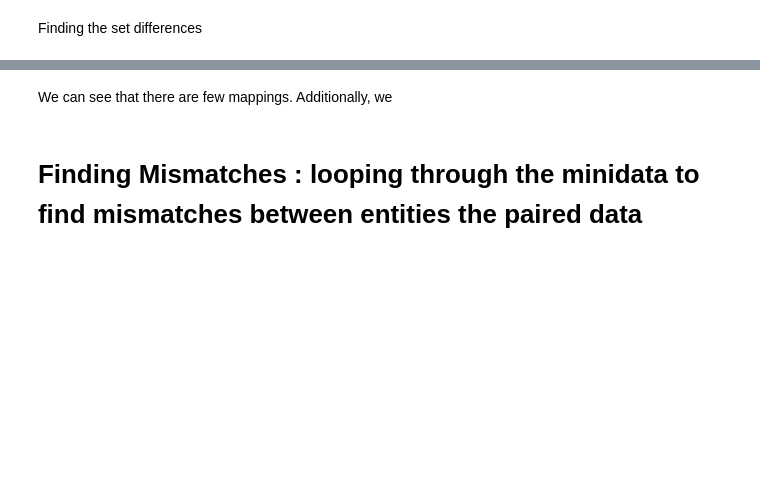
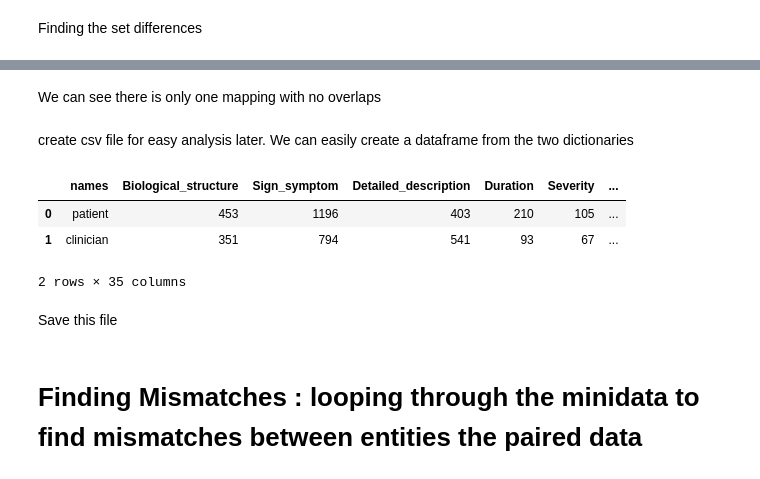
Before and after one commit to maxjing97/symbolic_Medical_NER_study, a Jupyter notebook: 1-prelim_data_processing_and_BERT_analysis.ipynb, the cells around one changed output, grey strips where cells are left out. Saved outputs shown, nothing was run; the diff lists cells and outputs as text; code cells hidden in the pictures; blank space fills up the shorter version.

Commit message:
modified code to read and save to csv for analysis

```diff
--- a/1-prelim_data_processing_and_BERT_analysis.ipynb
+++ b/1-prelim_data_processing_and_BERT_analysis.ipynb
@@ -140,7 +163,7 @@ Split based on last : found
 # %%
 #
 index = 0
-patient = df_mini_pairs.iloc[index]["utterances"][0].replace("patient:","").strip() #raw patient string replacing doctor, patient
-clinician = df_mini_pairs.iloc[index]["utterances"][1].replace("doctor:","").strip() #raw clinican stinrg
+patient = df_mini_pairs.iloc[index]["input"].replace("patient:","").strip() #raw patient string replacing doctor, patient
+clinician = df_mini_pairs.iloc[index]["output"].replace("doctor:","").strip() #raw clinican stinrg
 print(patient,"\n",clinician)
 # %% [output]
@@ -160,10 +199,10 @@ Finding the entity_groups found for both patient and clinician data, and the cou
 patient_entity_dict = {}
 clinician_entity_dict = {}
 for index,row in df_mini_pairs.iterrows():
-    utterances = row["utterances"]
-
+    input = row["input"]
+    output = row["output"]
     try:
-        patient =  utterances[0].replace("patient:","").strip()
+        patient =  input.replace("patient:","").strip()
         patient_results = pipe(patient)
         #loop through the ntities
         for dict in patient_results:
@@ -177,7 +216,7 @@ for index,row in df_mini_pairs.iterrows():
         pass
 
     try:
-        clinician = utterances[1].replace("doctor:","").strip()
+        clinician = output.replace("doctor:","").strip()
         clinician_results = pipe(clinician)
         for dict in clinician_results:
             curr_entity = dict["entity_group"]
@@ -224,2 +314,15 @@ set(clinician_entity_dict.keys()).difference(set(patient_entity_dict.keys()))
 # %% [markdown]
-We can see that there are few mappings. Additionally, we
+We can see there is only one mapping with no overlaps
+# %% [markdown]
+create csv file for easy analysis later. We can easily create a dataframe from the two dictionaries
+# %%
+analysis_df = pd.DataFrame([patient_entity_dict, clinician_entity_dict])
+analysis_df.insert(0, "names", ["patient", "clinician"]) ## add column name
+analysis_df.head()
+# %% [output]
+|  | names | Biological_structure | Sign_symptom | Detailed_description | Duration | Severity | ... |
+| 0 | patient | 453 | 1196 | 403 | 210 | 105 | ... |
+| 1 | clinician | 351 | 794 | 541 | 93 | 67 | ... |
+2 rows × 35 columns
+# %% [markdown]
+Save this file
```
Also changed, not shown: parts of 37 cells of this notebook, 3 other files.
